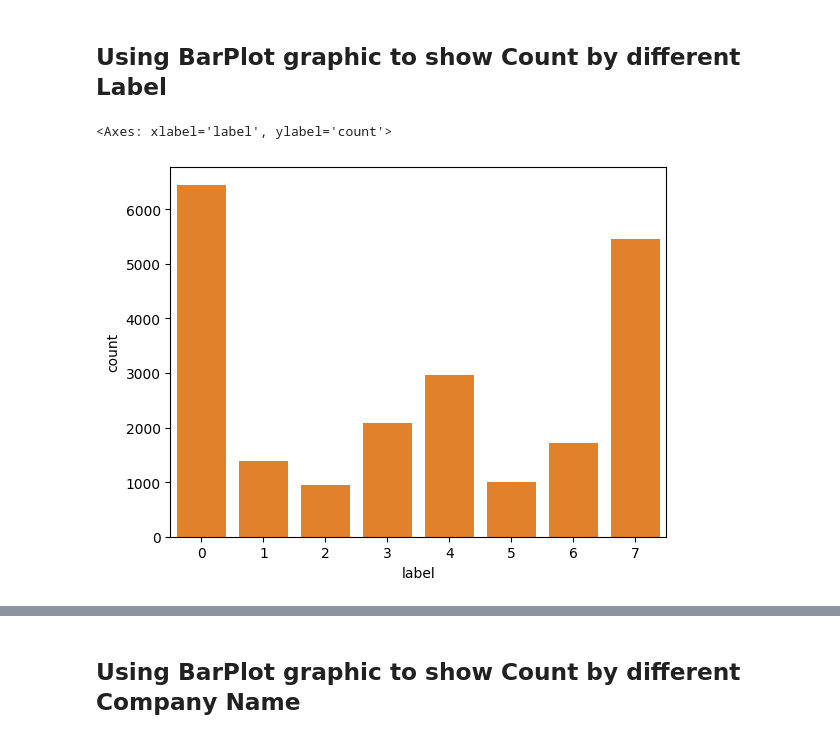
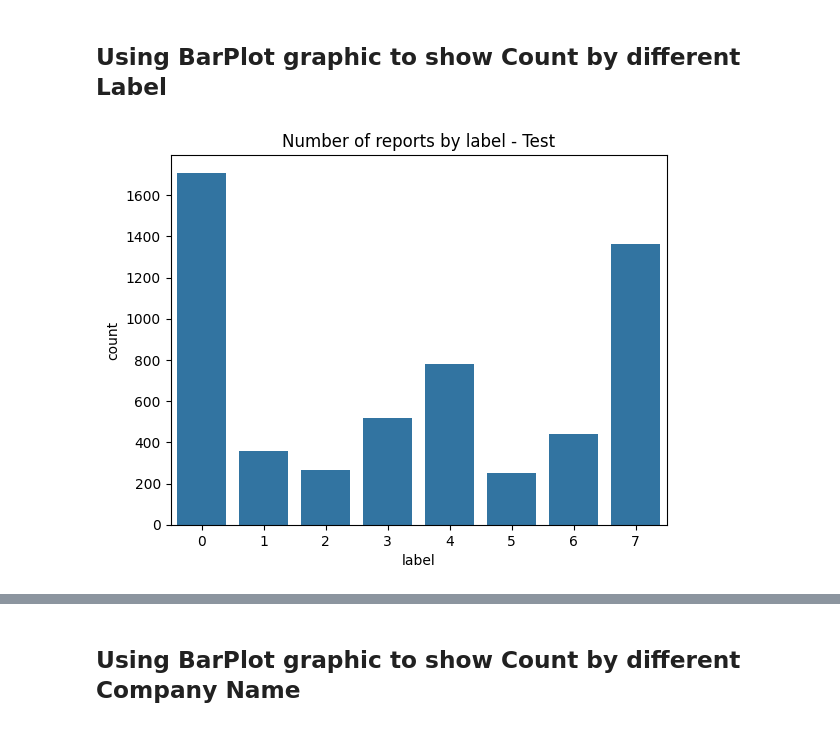
Before and after one commit to fjpiedade/abd-final-project, a Jupyter notebook: 2_data_analysis.ipynb, the cells around one changed output, grey strips where cells are left out. Drawn from its saved outputs; the diff is of its cells as text; code cells hidden in the pictures.

Commit message:
fix plots

```diff
--- a/2_data_analysis.ipynb
+++ b/2_data_analysis.ipynb
@@ -113,7 +113,7 @@ df_plot_train.show()
 ## Using BarPlot graphic to show Count by different Label
 # %%
 plotBar(df_plot_test, "label", "count")
-plotBar(df_plot_train, "label", "count")
+plt.title('Number of reports by label - Test')
+plt.show()
 # %% [output]
-<Axes: xlabel='label', ylabel='count'>
-[figure, old version]
+[figure, new version]
```
Also changed, not shown: parts of 12 cells of this notebook.
